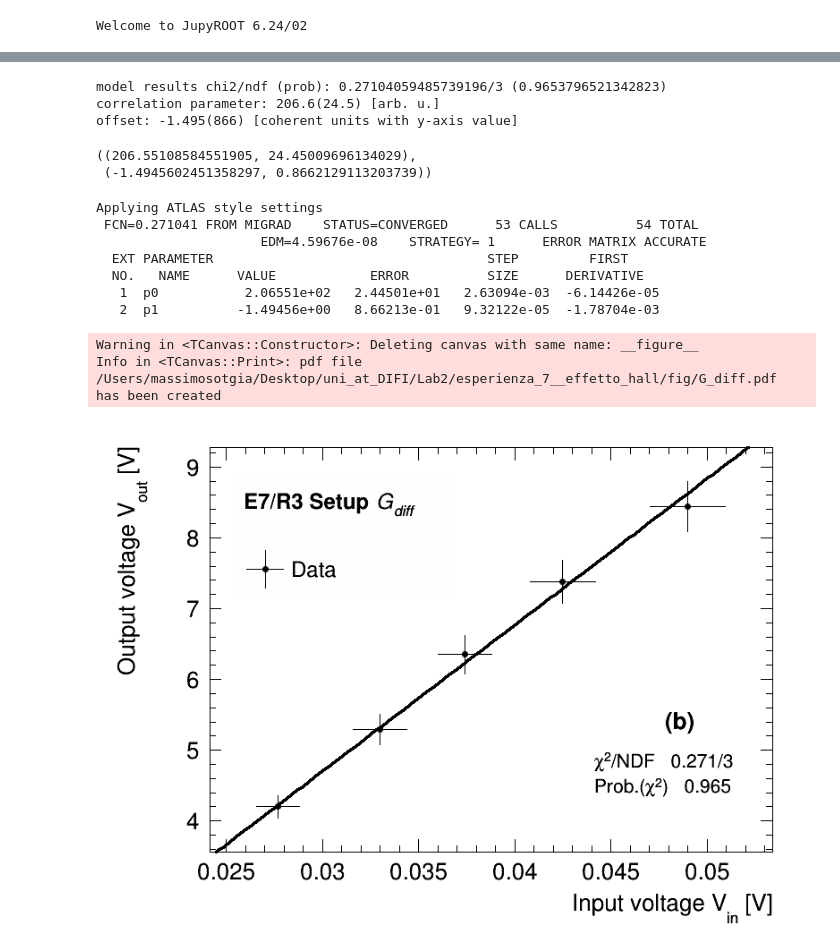
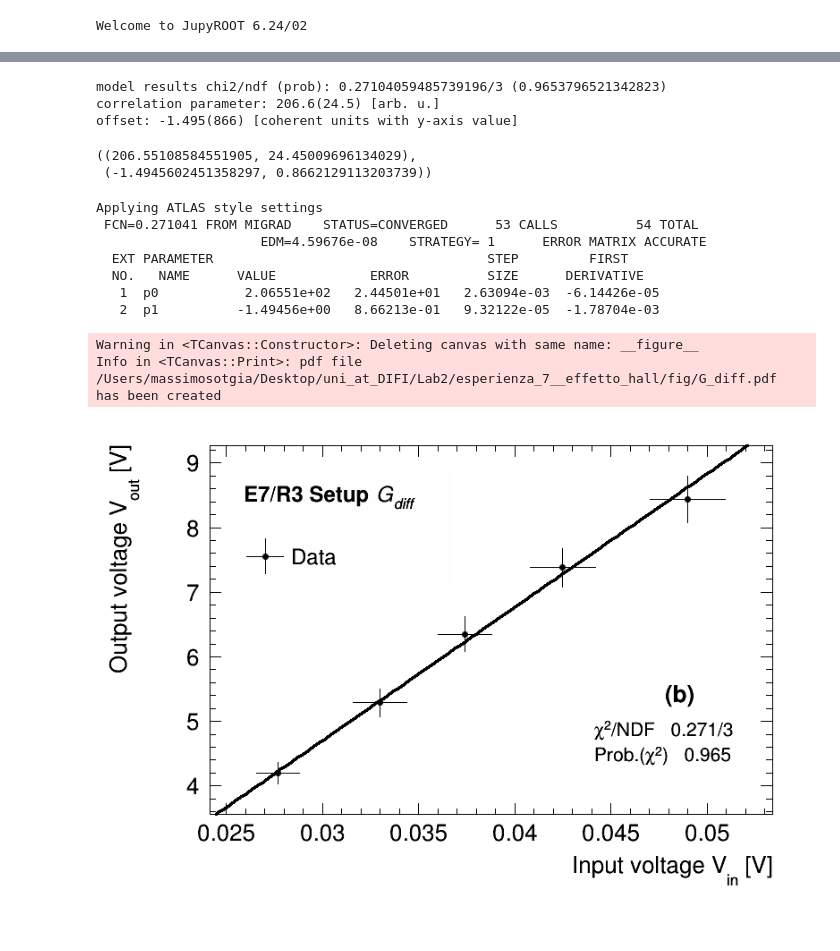
Before and after one commit to mattiasotgia/Lab2, a Jupyter notebook: esperienza_7__effetto_hall/analisi_dati/testing.ipynb, the cells around one changed output, grey strips where cells are left out. Drawn from its saved outputs; the diff is of its cells as text; code cells hidden in the pictures; blank space fills up the shorter version.

```diff
--- a/esperienza_7__effetto_hall/analisi_dati/testing.ipynb
+++ b/esperienza_7__effetto_hall/analisi_dati/testing.ipynb
@@ -50,22 +51,22 @@ Info in <TCanvas::Print>: pdf file /Users/massimosotgia/Desktop/uni_at_DIFI/Lab2
 # %%
-op_amp_DIFF = lg.linear_regression(filename='guadagnoDIFF.txt', system='keithley')
+op_amp_DIFF = lg.linear_regression(filename='guadagnoDIFF.txt', system='keithley',figsize=(800,550))
 op_amp_DIFF.set_model_parameters(200, 0)
 op_amp_DIFF.showfig(optional_label='G_{diff}', subfig_label='(b)',
                     subfigposition=(.8,.4), fmt='G_diff')
 op_amp_DIFF.get_correlation_offset_parameter()
 # %% [output]
 model results chi2/ndf (prob): 0.27104059485739196/3 (0.9653796521342823)
 correlation parameter: 206.6(24.5) [arb. u.]
 offset: -1.495(866) [coherent units with y-axis value]
 ((206.55108584551905, 24.45009696134029),
  (-1.4945602451358297, 0.8662129113203739))
 Applying ATLAS style settings
  FCN=0.271041 FROM MIGRAD    STATUS=CONVERGED      53 CALLS          54 TOTAL
                      EDM=4.59676e-08    STRATEGY= 1      ERROR MATRIX ACCURATE
   EXT PARAMETER                                   STEP         FIRST
   NO.   NAME      VALUE            ERROR          SIZE      DERIVATIVE
    1  p0           2.06551e+02   2.44501e+01   2.63094e-03  -6.14426e-05
    2  p1          -1.49456e+00   8.66213e-01   9.32122e-05  -1.78704e-03
 Warning in <TCanvas::Constructor>: Deleting canvas with same name: __figure__
 Info in <TCanvas::Print>: pdf file /Users/massimosotgia/Desktop/uni_at_DIFI/Lab2/esperienza_7__effetto_hall/fig/G_diff.pdf has been created
-[figure, old version]
+[figure, new version]
```
Also changed, not shown: parts of 2 cells of this notebook, 3 other files.
